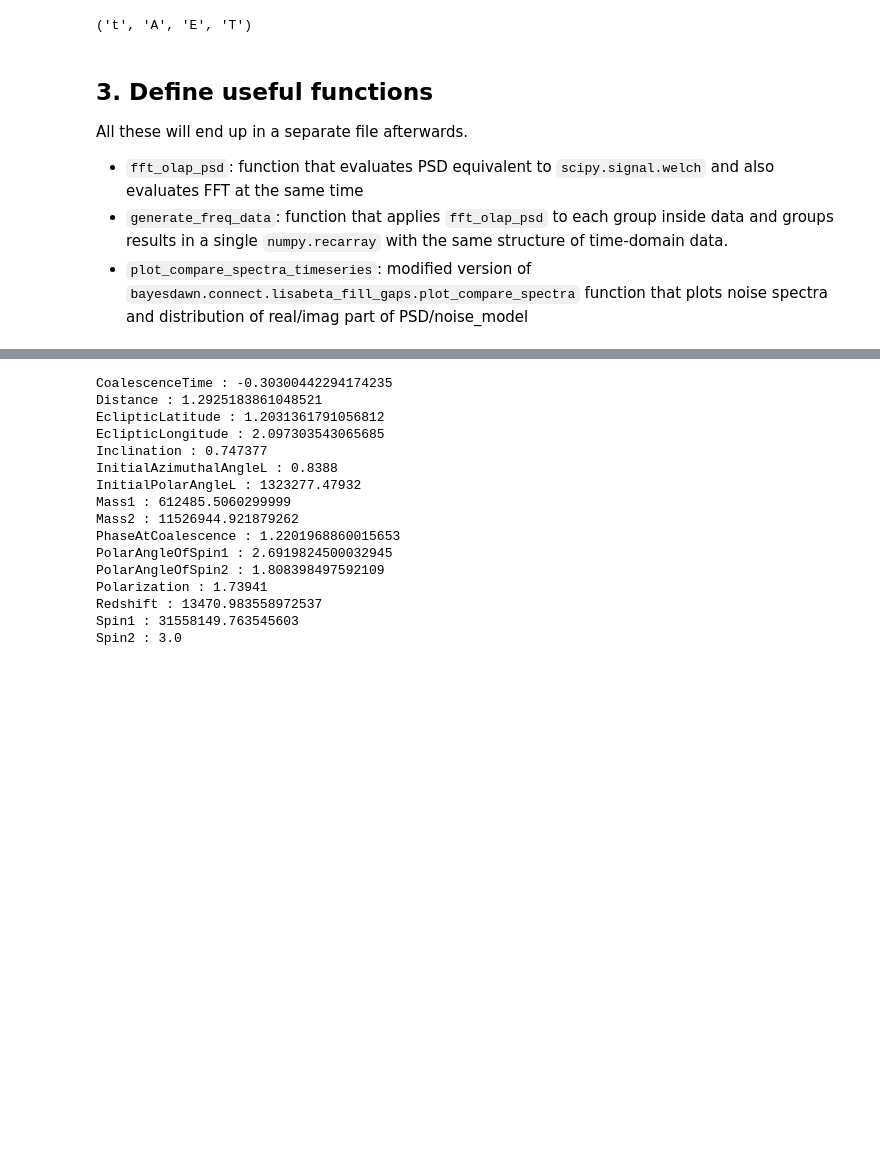
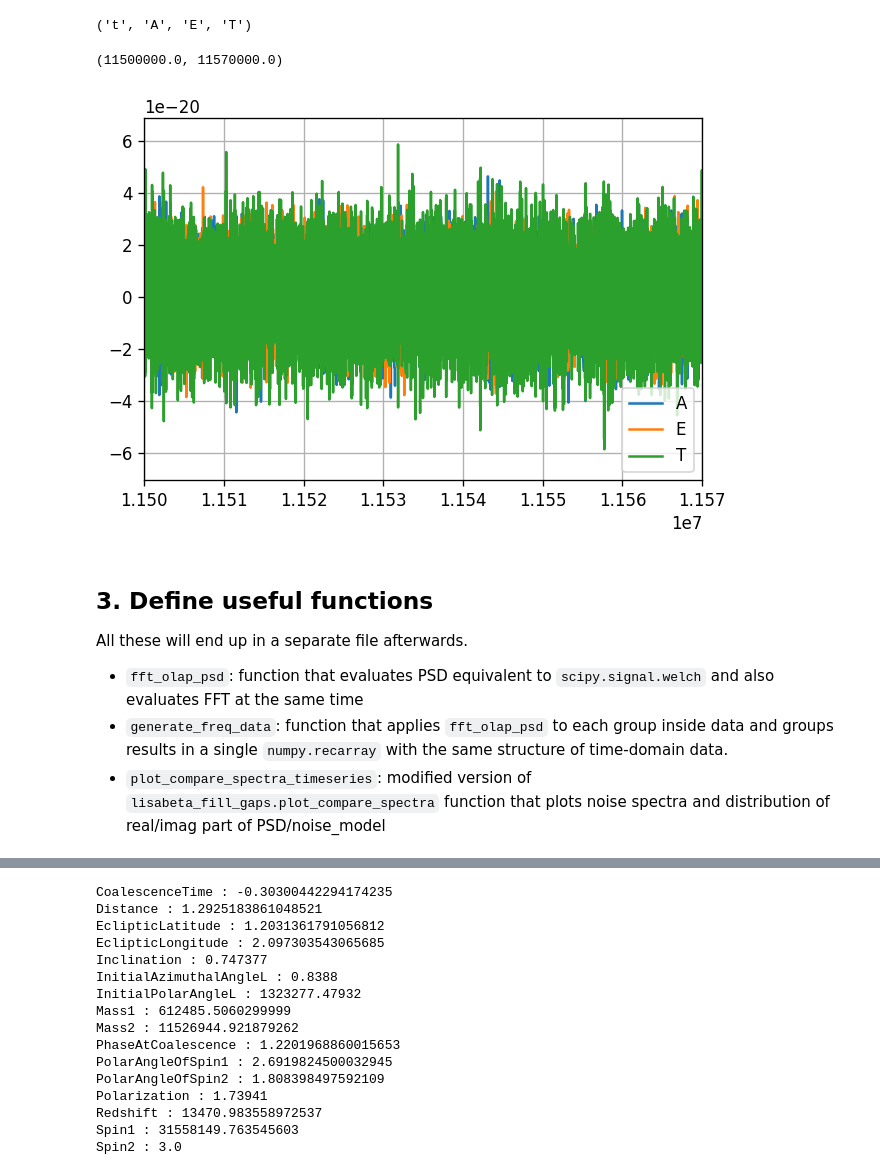
Before and after one commit to qbaghi/bayesdawn, a Jupyter notebook: notebooks/Spritz-MBHB-search-dev-globe.ipynb, the cells around one changed output, grey strips where cells are left out. Drawn from its saved outputs; the diff is of its cells as text; code cells hidden in the pictures; blank space fills up the shorter version.

```diff
--- a/notebooks/Spritz-MBHB-search-dev-globe.ipynb
+++ b/notebooks/Spritz-MBHB-search-dev-globe.ipynb
@@ -160,6 +156,17 @@ print(td_datans.dtype.names)
 # print(data['obs'].dtype.names)
 # %% [output]
 ('t', 'A', 'E', 'T')
+# %%
+fig, ax = plt.subplots(1,1, dpi=120)
+ax.plot(td_datan['t'], td_datan['A'], label='A')
+ax.plot(td_datan['t'], td_datan['E'], label='E')
+ax.plot(td_datan['t'], td_datan['T'], label='T')
+ax.legend()
+ax.grid()
+ax.set_xlim([1.15e7,1.157e7])
+# %% [output]
+(11500000.0, 11570000.0)
+[figure, added]
 # %% [markdown]
 ## 3. Define useful functions
 
@@ -167,5 +174,5 @@ All these will end up in a separate file afterwards.
 
 - `fft_olap_psd`: function that evaluates PSD equivalent to `scipy.signal.welch` and also evaluates FFT at the same time
 - `generate_freq_data`: function that applies `fft_olap_psd` to each group inside data and groups results in a single `numpy.recarray` with the same structure of time-domain data.
-- `plot_compare_spectra_timeseries`: modified version of `bayesdawn.connect.lisabeta_fill_gaps.plot_compare_spectra` function that plots noise spectra and distribution of real/imag part of PSD/noise_model
+- `plot_compare_spectra_timeseries`: modified version of `lisabeta_fill_gaps.plot_compare_spectra` function that plots noise spectra and distribution of real/imag part of PSD/noise_model
 # %%
```
Also changed, not shown: parts of 22 cells of this notebook, 1 other file.
